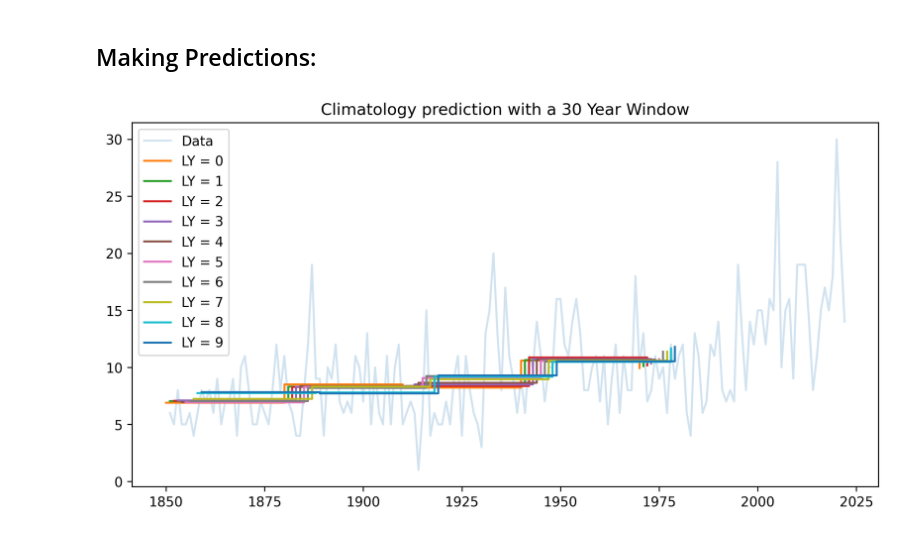
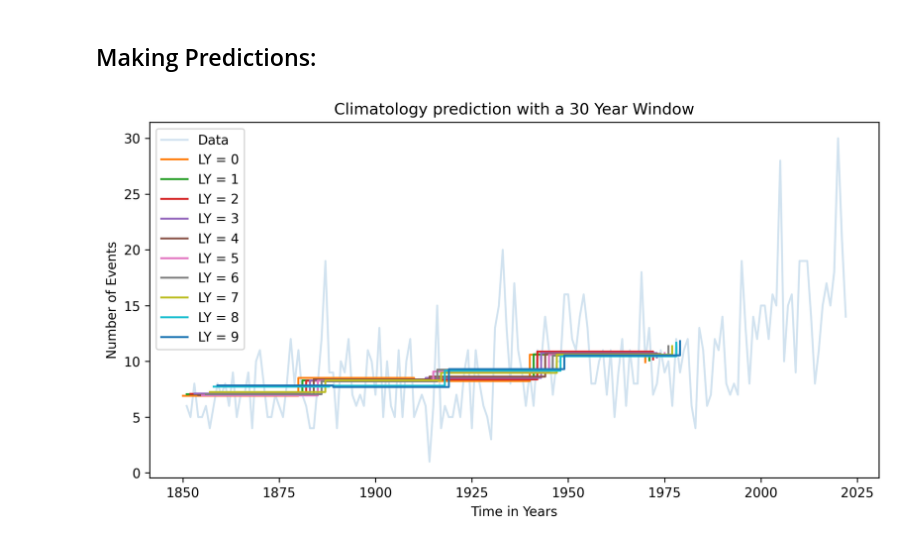
Before and after one commit to komrozik/Predictions_and_Predictability, a Jupyter notebook: test_programming.ipynb, the cells around one changed output. Saved outputs shown, nothing was run; the diff lists cells and outputs as text; code cells hidden in the pictures.

```diff
--- a/test_programming.ipynb
+++ b/test_programming.ipynb
@@ -74,20 +106,24 @@ def f(m,b,start,end):
 # %%
 start_year = 1850
 end_year = 2025
 window_length = 30
 num_ly = 10
 predict,starts,ends = pf.climatology_pred(df,start_year,end_year,window_length = window_length)
 
 plt.figure(figsize = (10,5),dpi = 300)
 plt.plot(df["Year"],df["Tropical Storms"], label = "Data",alpha = 0.2)
 #plt.plot(starts,predict)
 for ly in range(num_ly):
     plt.plot(starts[ly::window_length], predict[ly::window_length], drawstyle='steps-post', label=f'LY = {ly}')
 plt.legend(loc = "best")
 plt.title(f"Climatology prediction with a {window_length} Year Window")
+plt.xlabel("Time in Years")
+plt.ylabel("Number of Events")
+plt.legend()
+
 plt.savefig(f"plots/climatology_numly{num_ly}_window{window_length}.pdf")
 # %% [output]
-[figure, old version]
+[figure, new version]
 # %%
 start_year = 1850
 end_year = 2025
```
Also changed, not shown: parts of 9 cells of this notebook, 1 other file.
